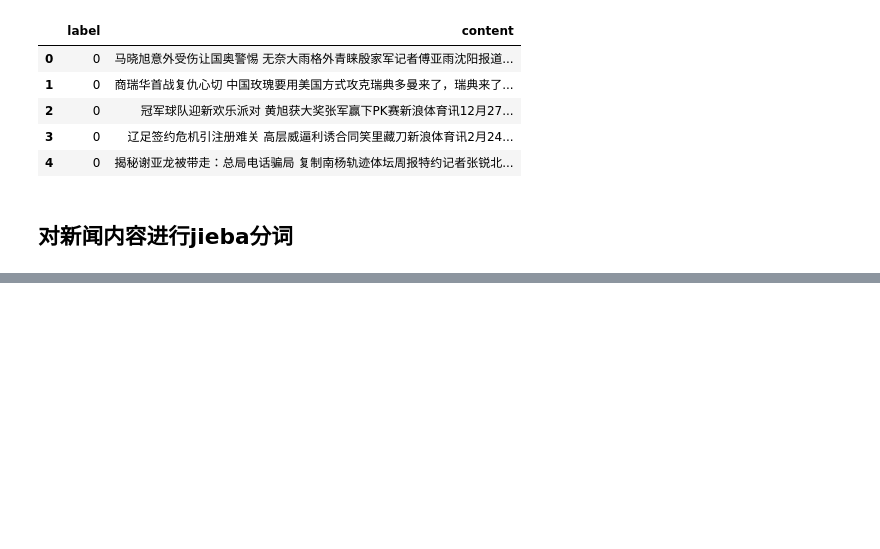
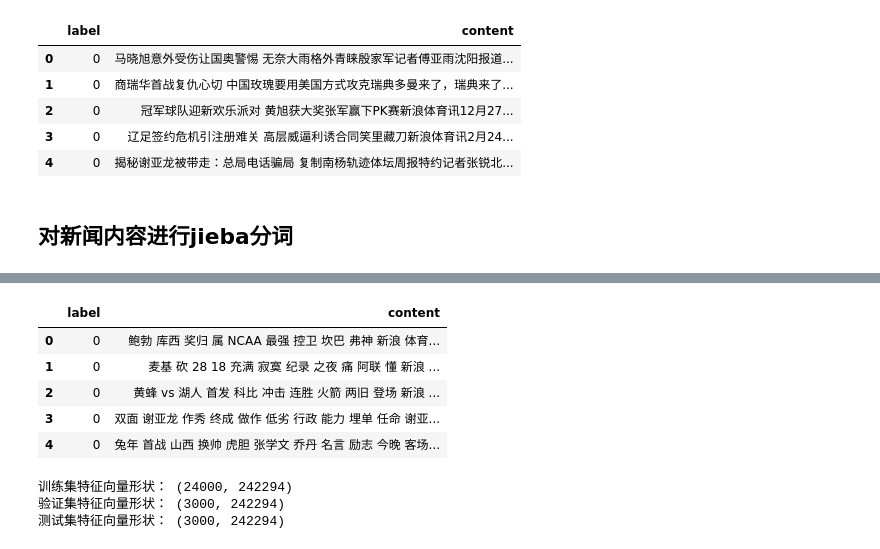
Before and after one commit to ganfanghao/homework, a Jupyter notebook: homework1.ipynb, the cells around one changed output, grey strips where cells are left out. Drawn from its saved outputs; the diff is of its cells as text; code cells hidden in the pictures; blank space fills up the shorter version.

```diff
--- a/homework1.ipynb
+++ b/homework1.ipynb
@@ -241,0 +263,9 @@ def tokenize(text):
+# %%
+test_data.head()
+# %% [output]
+|  | label | content |
+| 0 | 0 | 鲍勃 库西 奖归 属 NCAA 最强 控卫 坎巴 弗神 新浪 体育... |
+| 1 | 0 | 麦基 砍 28 18 充满 寂寞 纪录 之夜 痛 阿联 懂 新浪 ... |
+| 2 | 0 | 黄蜂 vs 湖人 首发 科比 冲击 连胜 火箭 两旧 登场 新浪 ... |
+| 3 | 0 | 双面 谢亚龙 作秀 终成 做作 低劣 行政 能力 埋单 任命 谢亚... |
+| 4 | 0 | 兔年 首战 山西 换帅 虎胆 张学文 乔丹 名言 励志 今晚 客场... |
@@ -241,0 +277,20 @@ def tokenize(text):
+# %%
+import pandas as pd
+from sklearn.feature_extraction.text import TfidfVectorizer
+# 合并所有content以构建词汇表
+all_content = pd.concat([train_data["content"], val_data["content"], test_data["content"]])
+# 构建TF-IDF模型
+vectorizer = TfidfVectorizer()
+vectorizer.fit(all_content)
+# 向量化训练集、验证集和测试集
+train_features = vectorizer.transform(train_data["content"])
+val_features = vectorizer.transform(val_data["content"])
+test_features = vectorizer.transform(test_data["content"])
+# 打印特征向量的形状
+print("训练集特征向量形状：", train_features.shape)
+print("验证集特征向量形状：", val_features.shape)
+print("测试集特征向量形状：", test_features.shape)
+# %% [output]
+训练集特征向量形状： (24000, 242294)
+验证集特征向量形状： (3000, 242294)
+测试集特征向量形状： (3000, 242294)
```
Also changed, not shown: parts of 8 cells of this notebook.
